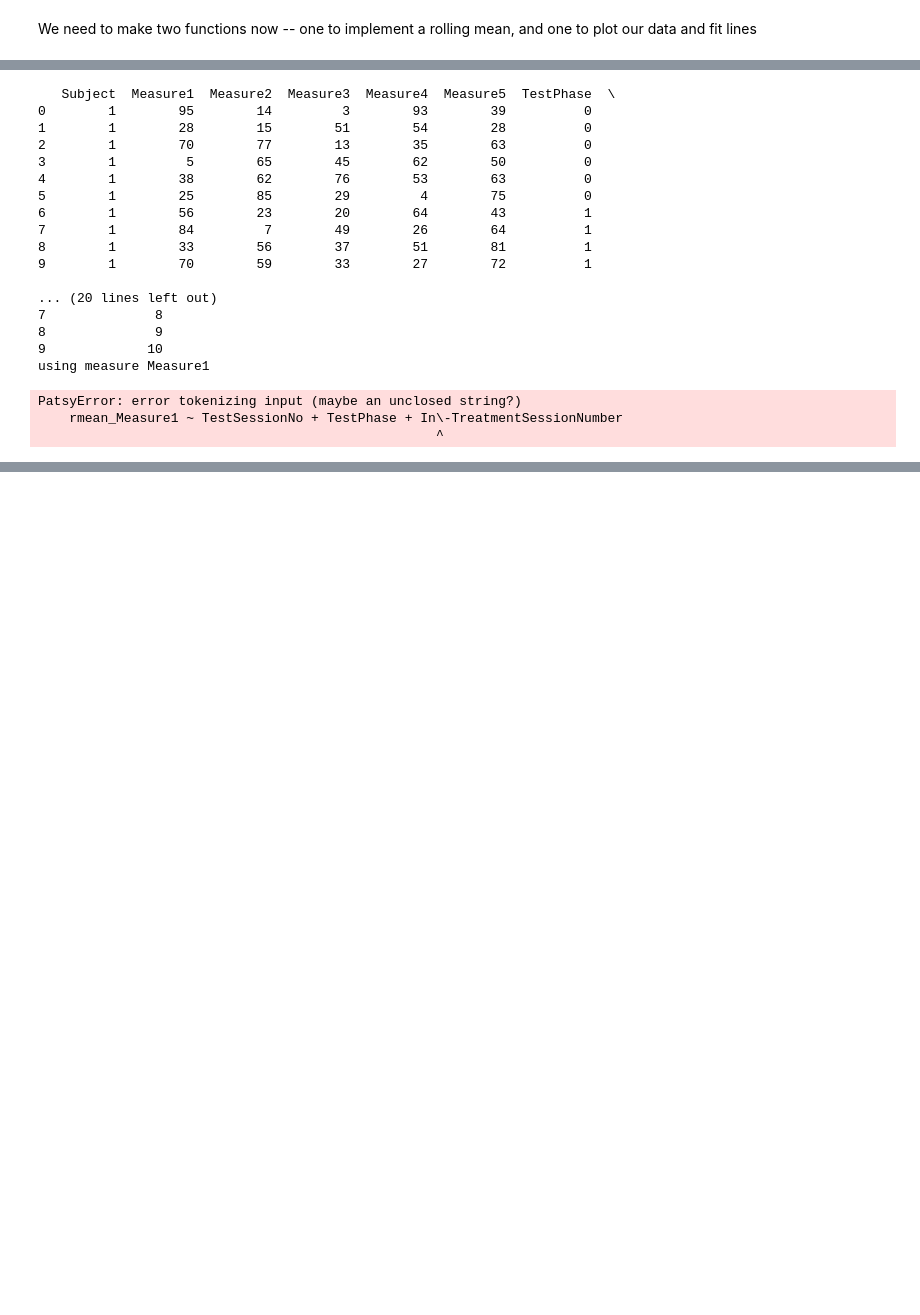
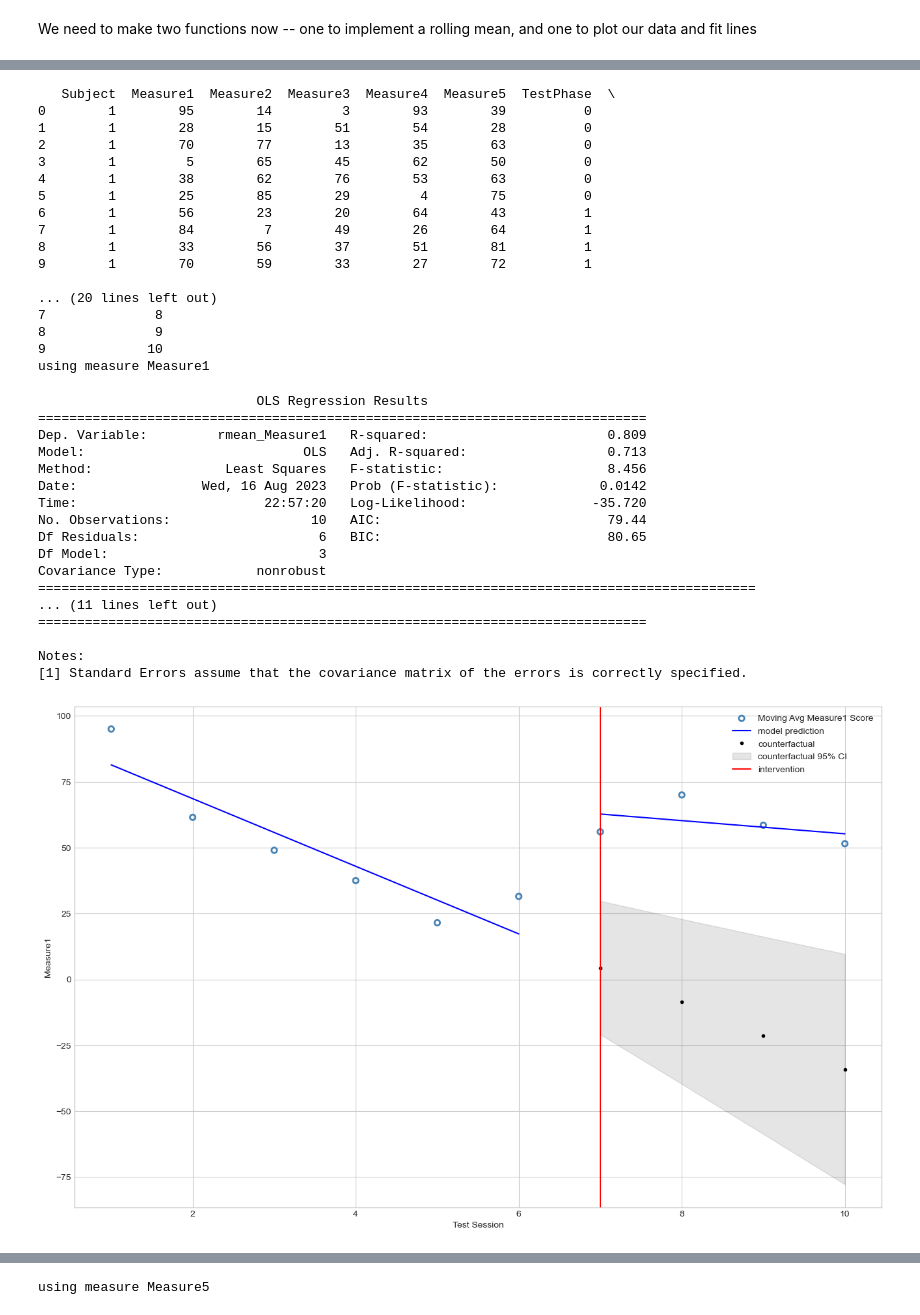
Before and after one commit to andrew-taylor-2/Time-Series-Regressions-in-Pandas, a Jupyter notebook: Time Series Analysis.ipynb, the cells around one changed output, grey strips where cells are left out. Cells and saved outputs as stored; diff of their text form; code cells hidden in the pictures; blank space fills up the shorter version.

```diff
--- a/Time Series Analysis.ipynb
+++ b/Time Series Analysis.ipynb
@@ -144,0 +103,43 @@ Now it's time to create fit lines for our treatment conditions and plot these fo
+# %%
+# Get model predictions and 95% confidence interval
+def counterfactual_plot_AT(res, df, measure1):
+    start = df.loc[df['TestPhase']==1].index[0]
+    end = df.loc[df['TestPhase']==1].index[-1]
+    beta = res.params
+    predictions = res.get_prediction(df)
+    summary = predictions.summary_frame(alpha=0.05)
+
+    # mean predictions
+    y_pred = predictions.predicted_mean
+
+    # countefactual assumes no interventions
+    cf_df = df.copy()
+    cf_df["TestPhase"] = 0.0
+    cf_df["InTreatmentSessionNumber"] = 0.0
+
+    # counter-factual predictions
+    cf = res.get_prediction(cf_df).summary_frame(alpha=0.05)
+
+    # Plotting
+    plt.style.use('seaborn-whitegrid')
+    fig, ax = plt.subplots(figsize=(16,10))
+
+    # Plot bounce rate data
+    ax.scatter(df["TestSessionNo"], df['rmean_'+measure1], facecolors='none', edgecolors='steelblue', label='Moving Avg '+measure1+' Score', linewidths=2)
+
+    # Plot model mean bounce rate prediction
+    ax.plot(df["TestSessionNo"][:start], y_pred[:start], 'b-', label="model prediction")
+    ax.plot(df["TestSessionNo"][start:], y_pred[start:], 'b-')
+
+    # Plot counterfactual mean bounce rate with 95% confidence interval
+    ax.plot(df["TestSessionNo"][start:], cf['mean'][start:], 'k.', label="counterfactual")
+    ax.fill_between(df["TestSessionNo"][start:], cf['mean_ci_lower'][start:], cf['mean_ci_upper'][start:], color='k', alpha=0.1, label="counterfactual 95% CI");
+
+    # Plot line marking intervention moment
+    ax.axvline(x = start+1, color = 'r', label = 'intervention')
+
+    ax.legend(loc='best')
+    #plt.ylim([10, 15])
+    plt.xlabel("Test Session")
+    plt.ylabel(measure1)
+    plt.show()
@@ -163,34 +166,49 @@ for subject in subjects:
      for measure in measures:
         print('using measure '+measure)
          #rolling_plot
         subdf['rmean_'+measure]=rolling_plot_AT(subdf,measure,noplot=True)
         subdf.reset_index(drop=True,inplace=True)
 
         ##Ordinary least squares for effect of "Test Phase"
-        model[subject][measure] = smf.ols(formula='rmean_'+measure+' ~ TestSessionNo + TestPhase + In\-TreatmentSessionNumber', data=subdf)
+        model[subject][measure] = smf.ols(formula='rmean_'+measure+' ~ TestSessionNo + TestPhase + InTreatmentSessionNumber', data=subdf)
         res[subject][measure] = model[subject][measure].fit()
         print(res[subject][measure].summary())
 
         #Plot
         counterfactual_plot_AT(res[subject][measure],subdf,measure)
 # %% [output]
    Subject  Measure1  Measure2  Measure3  Measure4  Measure5  TestPhase  \
 0        1        95        14         3        93        39          0
 1        1        28        15        51        54        28          0
 2        1        70        77        13        35        63          0
 3        1         5        65        45        62        50          0
 4        1        38        62        76        53        63          0
 5        1        25        85        29         4        75          0
 6        1        56        23        20        64        43          1
 7        1        84         7        49        26        64          1
 8        1        33        56        37        51        81          1
 9        1        70        59        33        27        72          1
 
 ... (20 lines left out)
 7              8
 8              9
 9             10
 using measure Measure1
-PatsyError: error tokenizing input (maybe an unclosed string?)
-    rmean_Measure1 ~ TestSessionNo + TestPhase + In\-TreatmentSessionNumber
-                                                   ^
+                            OLS Regression Results
+==============================================================================
+Dep. Variable:         rmean_Measure1   R-squared:                       0.809
+Model:                            OLS   Adj. R-squared:                  0.713
+Method:                 Least Squares   F-statistic:                     8.456
+Date:                Wed, 16 Aug 2023   Prob (F-statistic):             0.0142
+Time:                        22:57:20   Log-Likelihood:                -35.720
+No. Observations:                  10   AIC:                             79.44
+Df Residuals:                       6   BIC:                             80.65
+Df Model:                           3
+Covariance Type:            nonrobust
+============================================================================================
+... (11 lines left out)
+==============================================================================
+
+Notes:
+[1] Standard Errors assume that the covariance matrix of the errors is correctly specified.
+[figure, added]
@@ -196,0 +269 @@ PatsyError: error tokenizing input (maybe an unclosed string?)
+using measure Measure5
```
Also changed, not shown: parts of 13 cells of this notebook, 2 other files.
